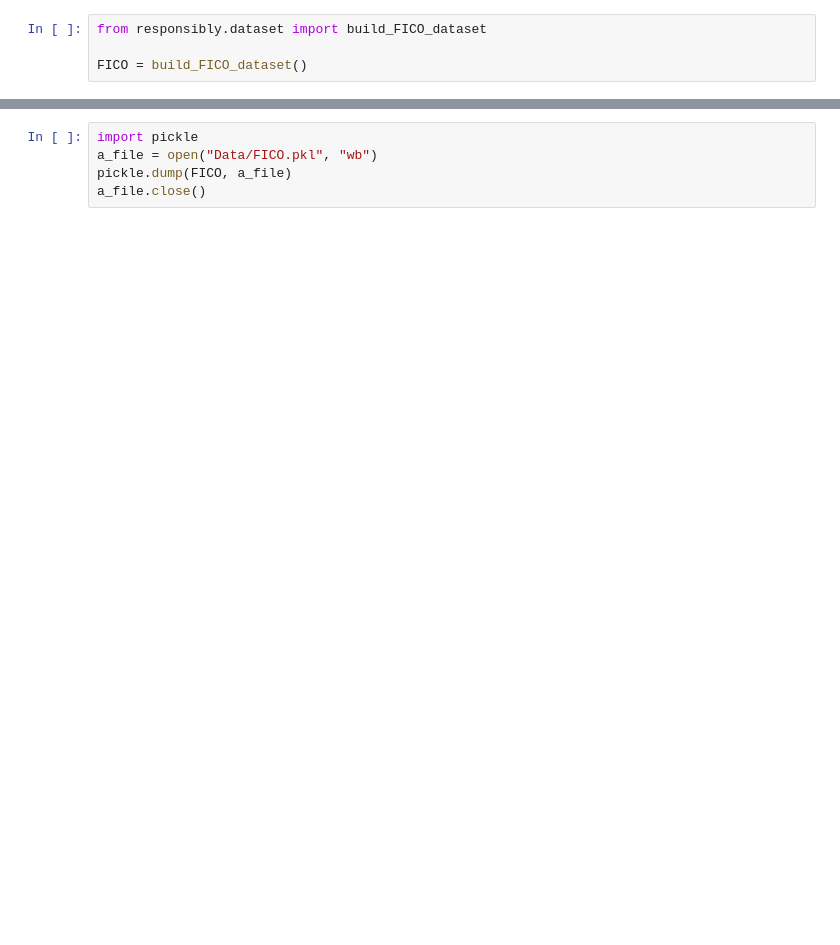
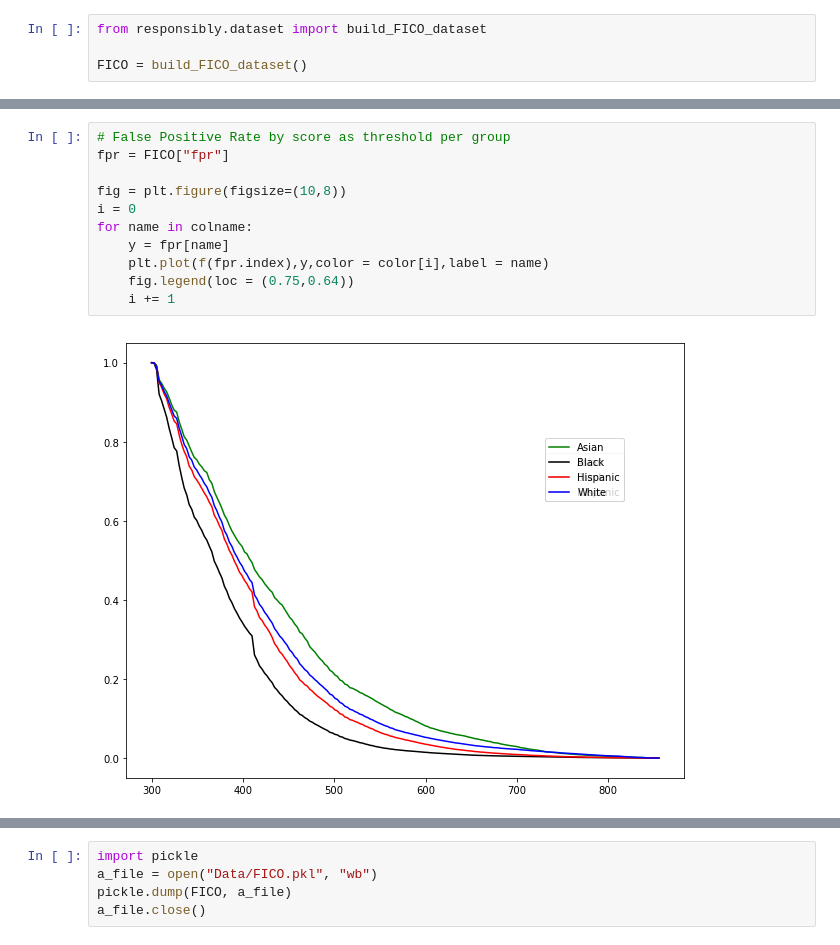
Before and after one commit to KieranVaudaux/Statistical-Machine-Learning-Project, a Jupyter notebook: Untitled.ipynb, the cells around one changed output, grey strips where cells are left out. Cells and saved outputs as stored; diff of their text form; blank space fills up the shorter version.

```diff
--- a/Untitled.ipynb
+++ b/Untitled.ipynb
@@ -29,0 +75,13 @@ pandas.core.frame.DataFrame
+# %%
+# False Positive Rate by score as threshold per group
+fpr = FICO["fpr"]
+
+fig = plt.figure(figsize=(10,8))
+i = 0
+for name in colname:
+    y = fpr[name]
+    plt.plot(f(fpr.index),y,color = color[i],label = name)
+    fig.legend(loc = (0.75,0.64))
+    i += 1
+# %% [output]
+[figure, added]
```
Also changed, not shown: parts of 15 cells of this notebook, 1 other file.
